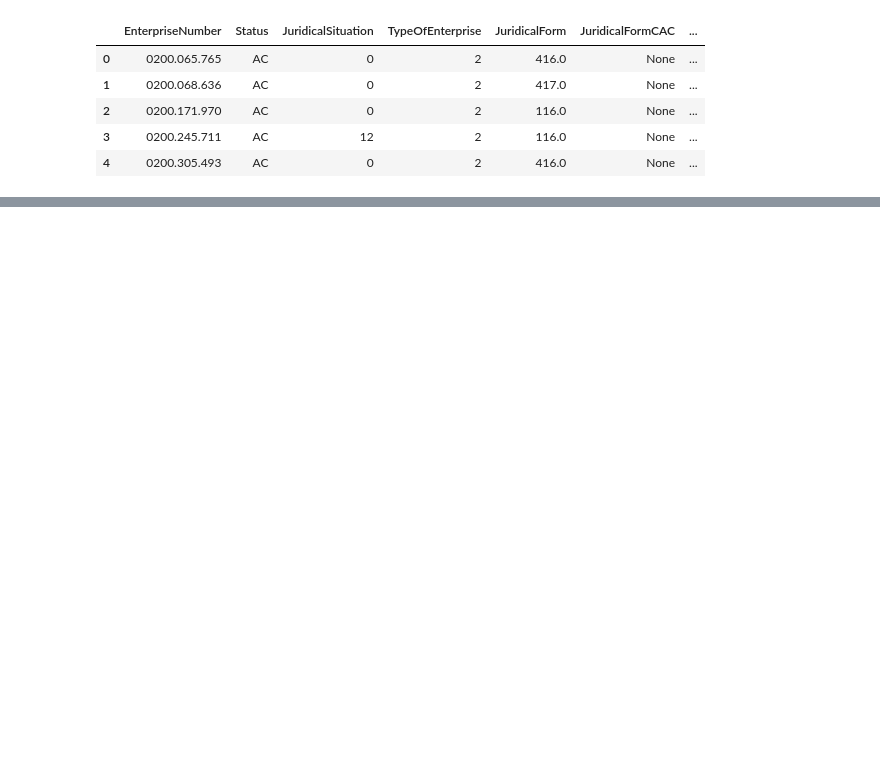
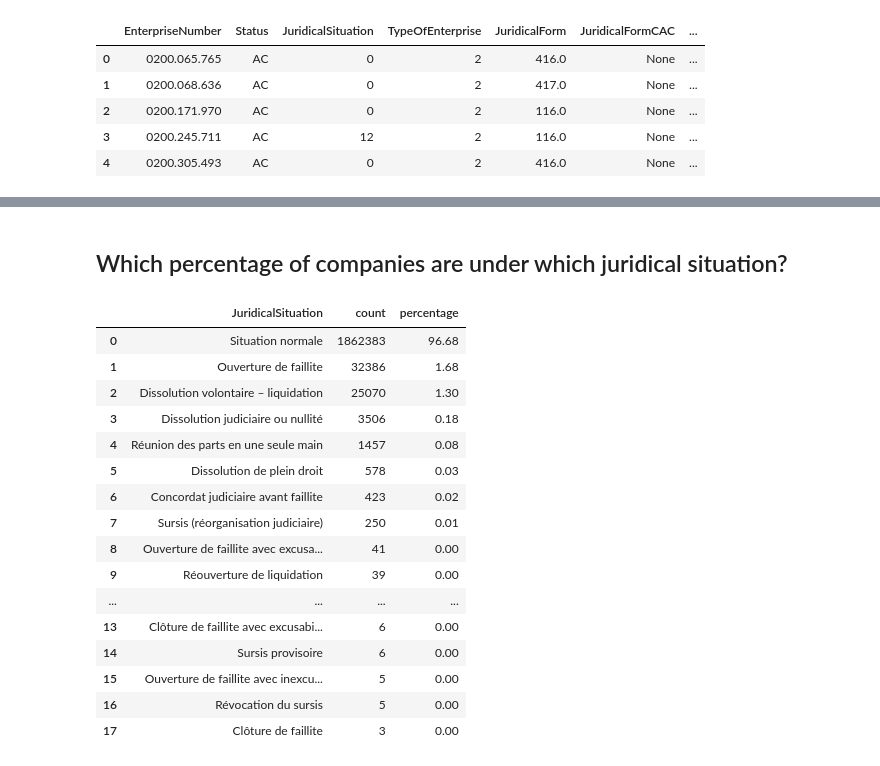
Before and after one commit to albertopd/challenge-data-analysis-sql, a Jupyter notebook: data-analysis-sql.ipynb, the cells around one changed output, grey strips where cells are left out. Saved outputs shown, nothing was run; the diff lists cells and outputs as text; code cells hidden in the pictures; blank space fills up the shorter version.

```diff
--- a/data-analysis-sql.ipynb
+++ b/data-analysis-sql.ipynb
@@ -22,0 +74,37 @@ enterprise_df.head()
+# %% [markdown]
+## Which percentage of companies are under which juridical situation?
+# %%
+query = """
+    SELECT
+        cjs.Description AS JuridicalSituation,
+        COUNT(*) AS count,
+        ROUND(100.0 * COUNT(*) / (SELECT COUNT(*) FROM enterprise), 2) AS percentage
+    FROM enterprise AS e
+    INNER JOIN code AS cjs
+        ON cjs.Category = 'JuridicalSituation'
+        AND cjs.Language = 'FR'
+        AND e.JuridicalSituation = cjs.Code
+    GROUP BY JuridicalSituation
+    ORDER BY count DESC;
+"""
+
+df  = pd.read_sql_query(query, conn)
+df.head(20)
+# %% [output]
+|  | JuridicalSituation | count | percentage |
+| 0 | Situation normale | 1862383 | 96.68 |
+| 1 | Ouverture de faillite | 32386 | 1.68 |
+| 2 | Dissolution volontaire – liquidation | 25070 | 1.30 |
+| 3 | Dissolution judiciaire ou nullité | 3506 | 0.18 |
+| 4 | Réunion des parts en une seule main | 1457 | 0.08 |
+| 5 | Dissolution de plein droit | 578 | 0.03 |
+| 6 | Concordat judiciaire avant faillite | 423 | 0.02 |
+| 7 | Sursis (réorganisation judiciaire) | 250 | 0.01 |
+| 8 | Ouverture de faillite avec excusa... | 41 | 0.00 |
+| 9 | Réouverture de liquidation | 39 | 0.00 |
+| ... | ... | ... | ... |
+| 13 | Clôture de faillite avec excusabi... | 6 | 0.00 |
+| 14 | Sursis provisoire | 6 | 0.00 |
+| 15 | Ouverture de faillite avec inexcu... | 5 | 0.00 |
+| 16 | Révocation du sursis | 5 | 0.00 |
+| 17 | Clôture de faillite | 3 | 0.00 |
```
Also changed, not shown: parts of 22 cells of this notebook, 1 other file.
